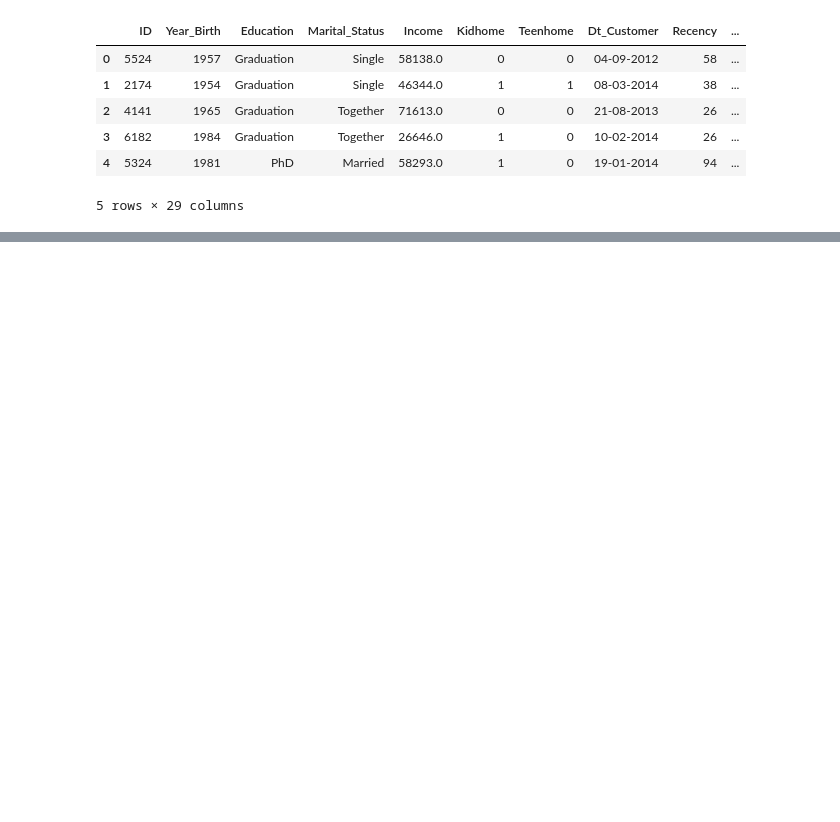
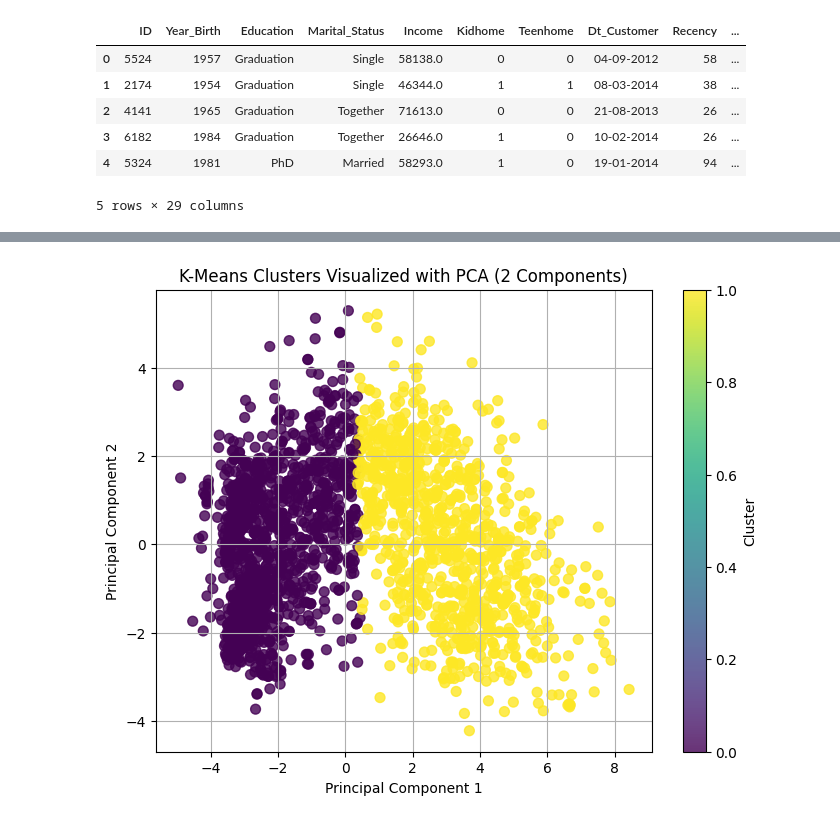
Before and after one commit to Karsuman4298/Machine_learning, a Jupyter notebook: Kmeans_clustering.ipynb, the cells around one changed output, grey strips where cells are left out. Cells and saved outputs as stored; diff of their text form; code cells hidden in the pictures; blank space fills up the shorter version.

```diff
--- a/Kmeans_clustering.ipynb
+++ b/Kmeans_clustering.ipynb
@@ -386,0 +151,11 @@ X_embedded.shape
+# %%
+
+final_kmeans = KMeans(n_clusters=best_k,
+                      init='k-means++',
+                      n_init=10,
+                      random_state=42)
+df['Cluster'] = final_kmeans.fit_predict(X_scaled_imputed)
+
+final_score = silhouette_score(X_scaled_imputed, df['Cluster'])
+print(f"\n FINAL SILHOUETTE SCORE: {final_score:.4f}")
+print("\nCluster distribution:\n", df['Cluster'].value_counts().sort_index())
@@ -387,9 +170,17 @@ X_embedded.shape
+# %%
+from sklearn.decomposition import PCA
+pca = PCA(n_components=3)
+X_scaled = pca.fit_transform(X_scaled)
 # %%
+import matplotlib.pyplot as plt
+
 plt.figure(figsize=(8, 6))
-plt.scatter(X_embedded[:, 0], X_embedded[:, 1], c=y_kmeans, cmap='viridis', s=50, alpha=0.8)
-plt.title('2D t-SNE Embedding of Data with K-Means Clusters')
-plt.xlabel('t-SNE Component 1')
-plt.ylabel('t-SNE Component 2')
-plt.colorbar(label='Cluster Label')
+plt.scatter(X_scaled[:, 0], X_scaled[:, 1], c=df['Cluster'], cmap='viridis', s=50, alpha=0.8)
+plt.title('K-Means Clusters Visualized with PCA (2 Components)')
+plt.xlabel('Principal Component 1')
+plt.ylabel('Principal Component 2')
+plt.colorbar(label='Cluster')
 plt.grid(True)
 plt.show()
+# %% [output]
+[figure, added]
```
Also changed, not shown: parts of 50 cells of this notebook.
